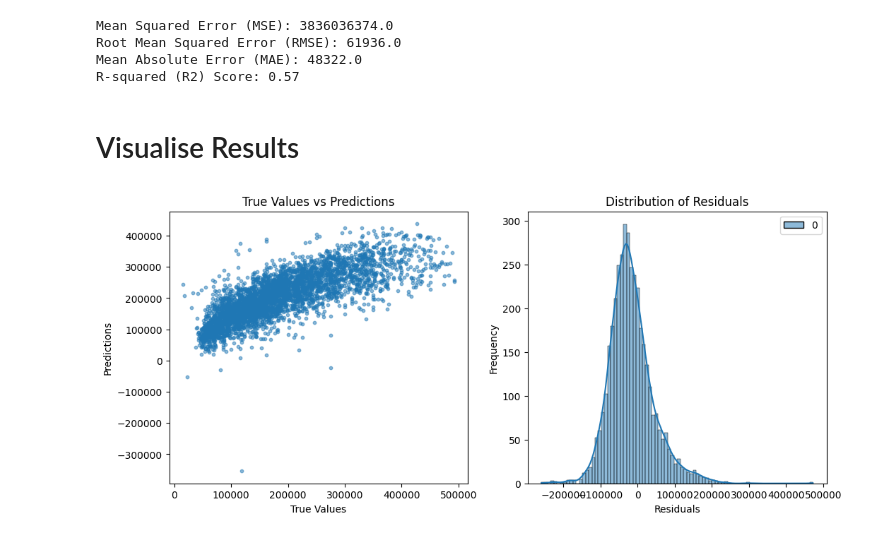
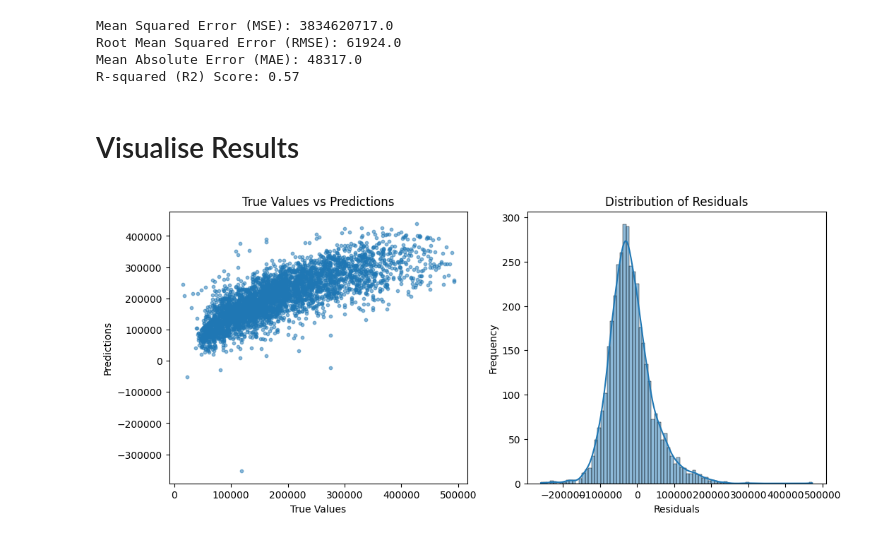
Before and after one commit to LukasNiederhaeuser/Machine_Learning, a Jupyter notebook: notebooks/03_EDA_Model_Evaluation.ipynb, the cells around one changed output. Saved outputs shown, nothing was run; the diff lists cells and outputs as text; code cells hidden in the pictures.

Commit message:
Create model and compute metrics

```diff
--- a/notebooks/03_EDA_Model_Evaluation.ipynb
+++ b/notebooks/03_EDA_Model_Evaluation.ipynb
@@ -16,0 +24,4 @@ residuals = y_test.values.flatten() - y_pred.flatten()
+# %%
+# Create test variables
+X_test = preprocess_train.data_preprocessing(df_test)
+y_test = df_test[['median_house_value']].values.ravel()
@@ -18,0 +32,3 @@ residuals = y_test.values.flatten() - y_pred.flatten()
+# %%
+# Get the best linear model
+lin_reg_model = preprocess_train.train_linear_regression(X=X_train, y=y_train)
@@ -19,41 +39,45 @@ residuals = y_test.values.flatten() - y_pred.flatten()
+# %%
+# Predict using the trained model
+y_pred = lin_reg_model.predict(X_test)
+# %%
+# Compute Residuals
+residuals = y_test - y_pred
 # %%
 # Calculate metrics
 mse = mean_squared_error(y_test, y_pred)
 rmse = np.sqrt(mse)
 mae = mean_absolute_error(y_test, y_pred)
 r2 = r2_score(y_test, y_pred)
+# Print results
+print(f'Mean Squared Error (MSE): {round(mse,0)}')
+print(f'Root Mean Squared Error (RMSE): {round(rmse,0)}')
+print(f'Mean Absolute Error (MAE): {round(mae,0)}')
+print(f'R-squared (R2) Score: {round(r2,2)}')
+# %% [output]
+Mean Squared Error (MSE): 3834620717.0
+Root Mean Squared Error (RMSE): 61924.0
+Mean Absolute Error (MAE): 48317.0
+R-squared (R2) Score: 0.57
-# %%
-# Print results
-print(f'Mean Squared Error (MSE): {round(mse,0)}')
-print(f'Root Mean Squared Error (RMSE): {round(rmse,0)}')
-print(f'Mean Absolute Error (MAE): {round(mae,0)}')
-print(f'R-squared (R2) Score: {round(r2,2)}')
-# %% [output]
-Mean Squared Error (MSE): 3836036374.0
-Root Mean Squared Error (RMSE): 61936.0
-Mean Absolute Error (MAE): 48322.0
-R-squared (R2) Score: 0.57
 # %% [markdown]
 # Visualise Results
 # %%
 # Visualize results
 plt.figure(figsize=(12, 5))
 
 # Scatter plot of true vs predicted values
 plt.subplot(1, 2, 1)
 plt.scatter(y_test, y_pred, alpha=0.5, s=10)
 plt.xlabel('True Values')
 plt.ylabel('Predictions')
 plt.title('True Values vs Predictions')
 
 # Residuals plot
-residuals = y_test.values - y_pred.reshape(-1, 1)
 plt.subplot(1, 2, 2)
 # Distribution of residuals
 sns.histplot(residuals, kde=True)
 plt.xlabel('Residuals')
 plt.ylabel('Frequency')
 plt.title('Distribution of Residuals')
 plt.show()
 # %% [output]
-[figure, old version]
+[figure, new version]
```
Also changed, not shown: parts of 9 cells of this notebook, 2 other files.
